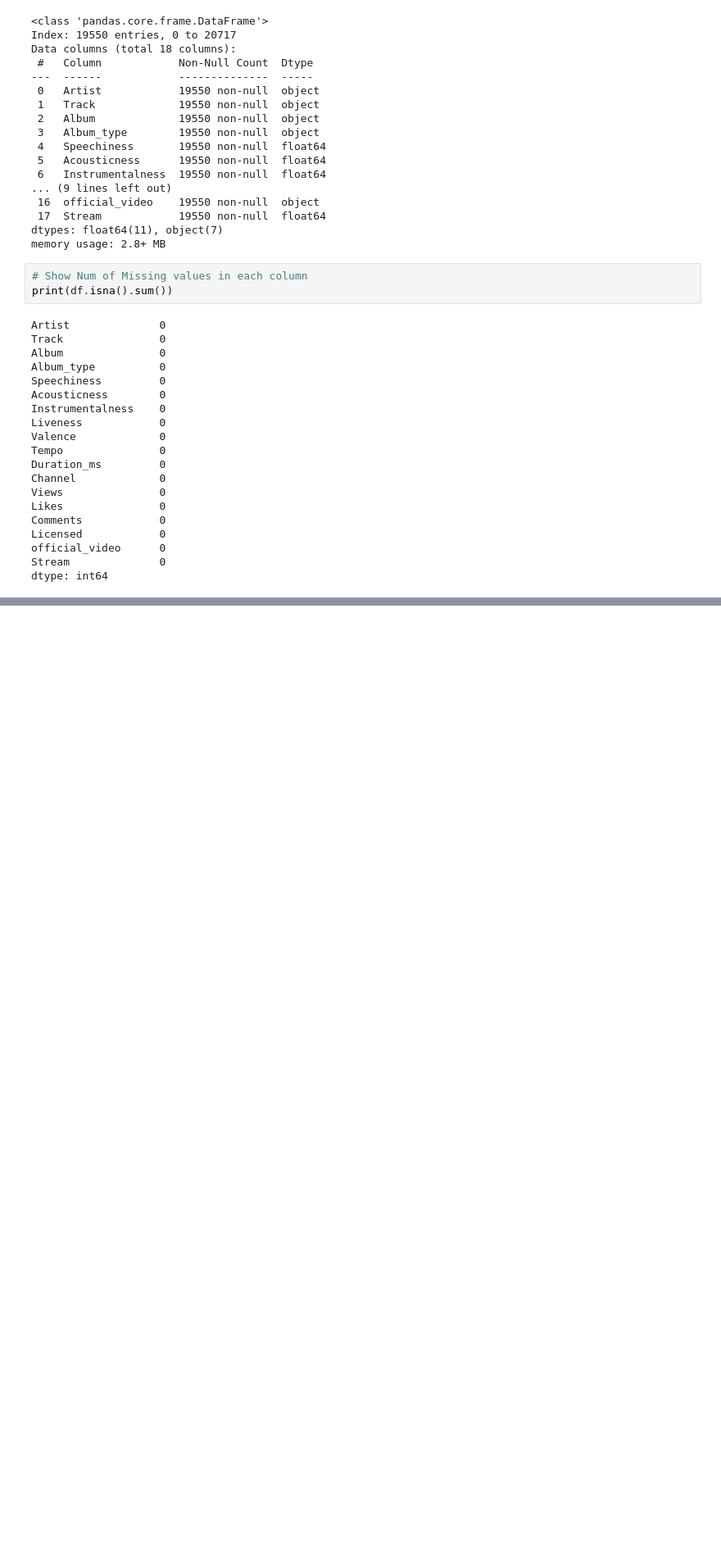
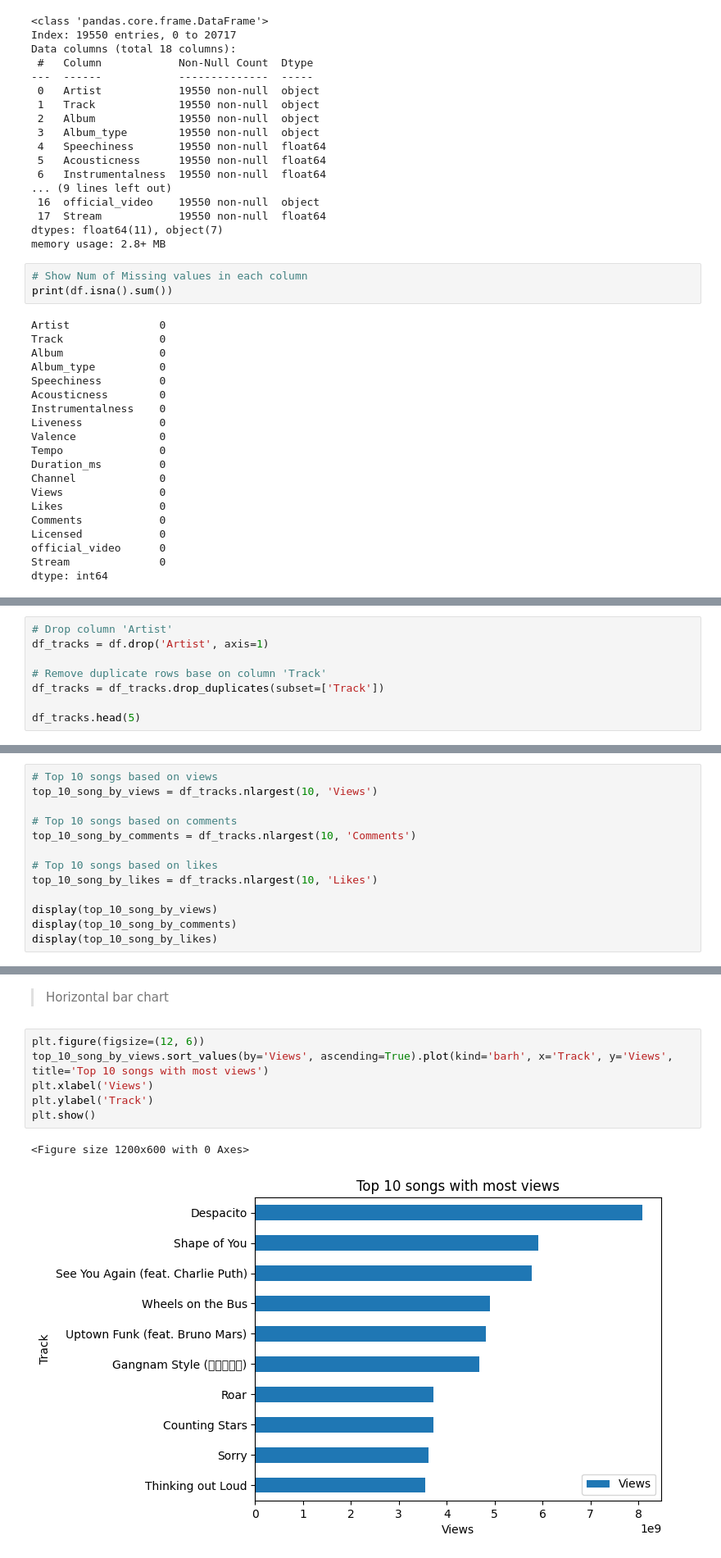
Before and after one commit to hg27haan/SpotifyAndYoutube-DataAnalysis, a Jupyter notebook: Nhom5.ipynb, the cells around one changed output, grey strips where cells are left out. Shown at 82% size. Saved outputs shown, nothing was run; the diff lists cells and outputs as text; blank space fills up the shorter version.

```diff
--- a/Nhom5.ipynb
+++ b/Nhom5.ipynb
@@ -281,0 +401,8 @@ max    1.608314e+07  3.386520e+09
+# %%
+# Drop column 'Artist'
+df_tracks = df.drop('Artist', axis=1)
+
+# Remove duplicate rows base on column 'Track'
+df_tracks = df_tracks.drop_duplicates(subset=['Track'])
+
+df_tracks.head(5)
@@ -281,0 +416,13 @@ max    1.608314e+07  3.386520e+09
+# %%
+# Top 10 songs based on views
+top_10_song_by_views = df_tracks.nlargest(10, 'Views')
+
+# Top 10 songs based on comments
+top_10_song_by_comments = df_tracks.nlargest(10, 'Comments')
+
+# Top 10 songs based on likes
+top_10_song_by_likes = df_tracks.nlargest(10, 'Likes')
+
+display(top_10_song_by_views)
+display(top_10_song_by_comments)
+display(top_10_song_by_likes)
@@ -281,0 +463,11 @@ max    1.608314e+07  3.386520e+09
+# %% [markdown]
+> Horizontal bar chart
+# %%
+plt.figure(figsize=(12, 6))
+top_10_song_by_views.sort_values(by='Views', ascending=True).plot(kind='barh', x='Track', y='Views', title='Top 10 songs with most views')
+plt.xlabel('Views')
+plt.ylabel('Track')
+plt.show()
+# %% [output]
+<Figure size 1200x600 with 0 Axes>
+[figure, added]
```
Also changed, not shown: parts of 22 cells of this notebook.
